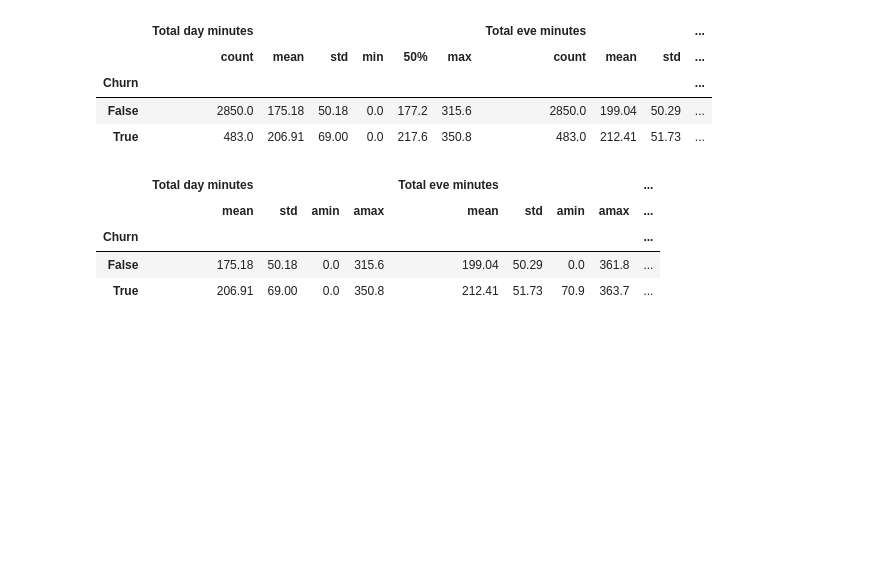
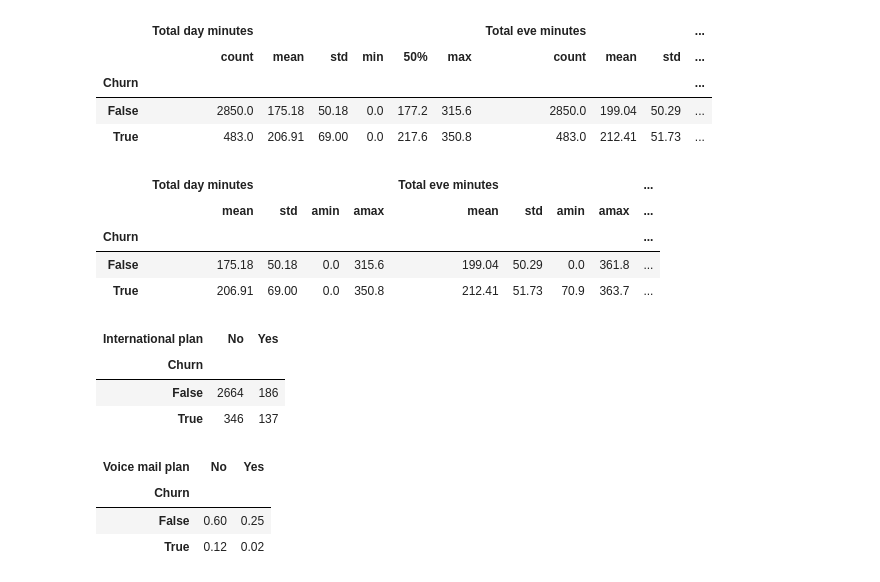
Before and after one commit to kibedavid/datascience, a Jupyter notebook: Exploratory_data_analysis_with_Pandas.ipynb, the cells around one changed output. Cells and saved outputs as stored; diff of their text form; code cells hidden in the pictures; blank space fills up the shorter version.

```diff
--- a/Exploratory_data_analysis_with_Pandas.ipynb
+++ b/Exploratory_data_analysis_with_Pandas.ipynb
@@ -265,3 +265,19 @@ df.groupby(["Churn"])[columns_to_show].agg([np.mean, np.std, np.min, np.max])
 | Churn |  |  |  |  |  |  |  |  | ... |
 | False | 175.18 | 50.18 | 0.0 | 315.6 | 199.04 | 50.29 | 0.0 | 361.8 | ... |
 | True | 206.91 | 69.00 | 0.0 | 350.8 | 212.41 | 51.73 | 70.9 | 363.7 | ... |
+# %%
+## Summary tables
+## to view observations in our dataset are distributed in the context of two variables – Churn and International plan we can use a contingency table using the crosstab method:
+pd.crosstab(df["Churn"], df["International plan"])
+# %% [output]
+| International plan | No | Yes |
+| Churn |  |  |
+| False | 2664 | 186 |
+| True | 346 | 137 |
+# %%
+pd.crosstab(df["Churn"], df["Voice mail plan"], normalize=True)
+# %% [output]
+| Voice mail plan | No | Yes |
+| Churn |  |  |
+| False | 0.60 | 0.25 |
+| True | 0.12 | 0.02 |
```
Also changed, not shown: parts of 2 cells of this notebook.
